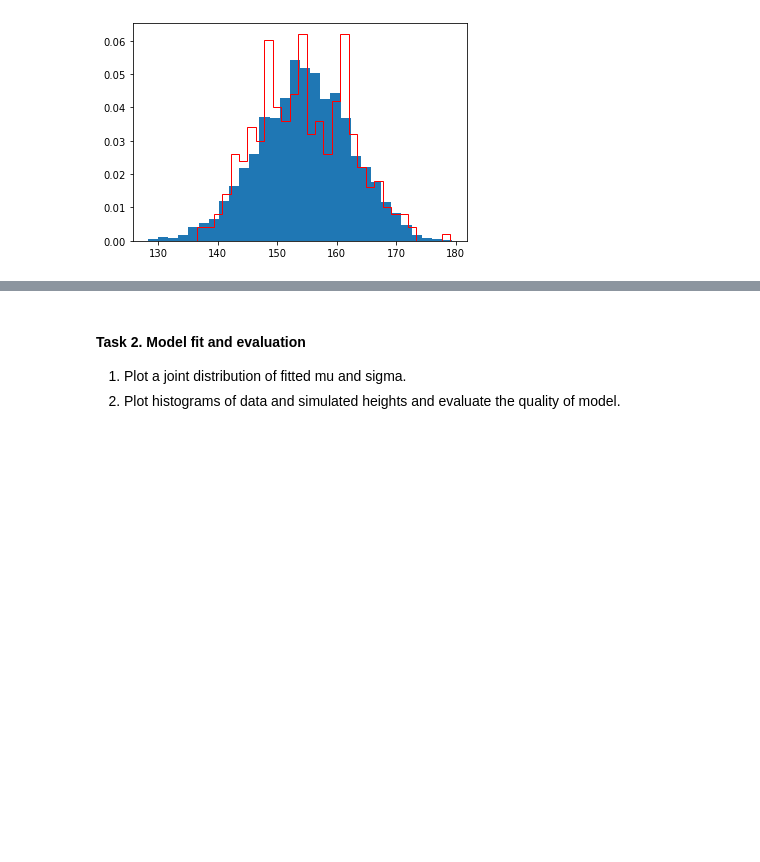
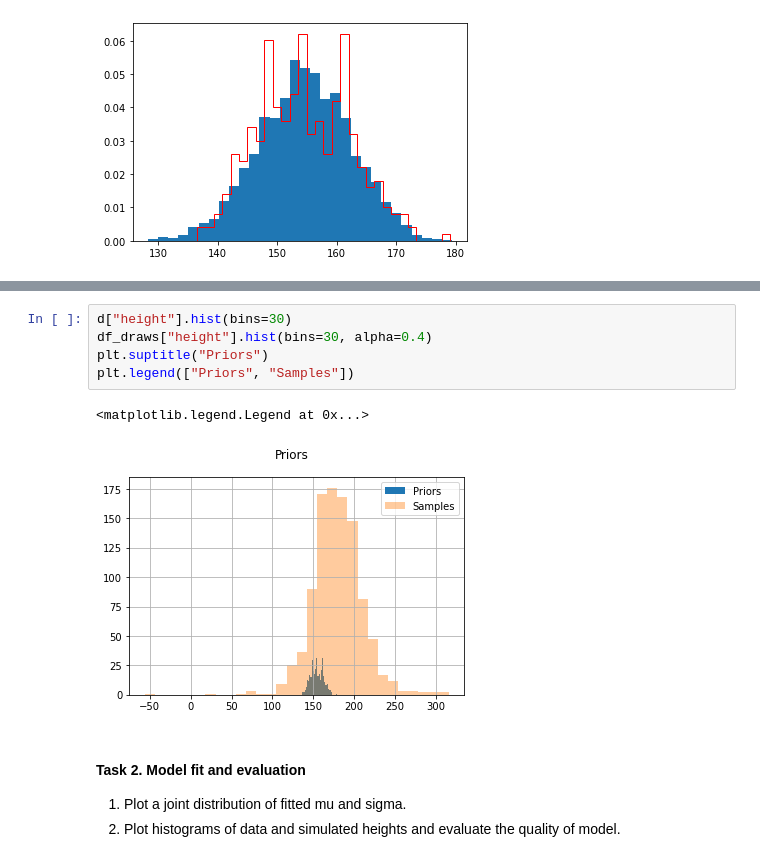
Before and after one commit to dominikwozniak/data-analytics, a Jupyter notebook: lab-4/lab_4.ipynb, the cells around one changed output, grey strips where cells are left out. Drawn from its saved outputs; the diff is of its cells as text; blank space fills up the shorter version.

```diff
--- a/lab-4/lab_4.ipynb
+++ b/lab-4/lab_4.ipynb
@@ -120,3 +129,11 @@ plt.show()
+# %%
+d["height"].hist(bins=30)
+df_draws["height"].hist(bins=30, alpha=0.4)
+plt.suptitle("Priors")
+plt.legend(["Priors", "Samples"])
+# %% [output]
+<matplotlib.legend.Legend at 0x...>
+[figure, added]
 # %% [markdown]
 #### Task 2. Model fit and evaluation
 
```
Also changed, not shown: parts of 18 cells of this notebook, 3 other files.
